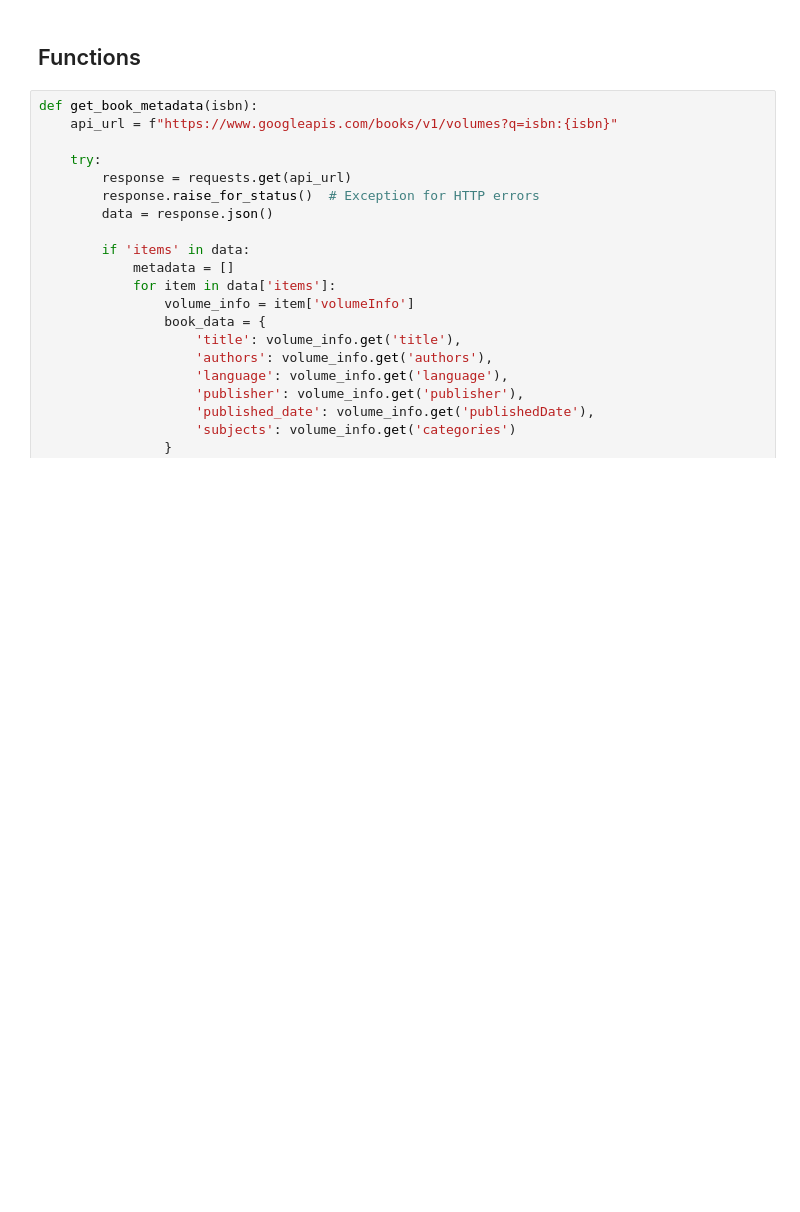
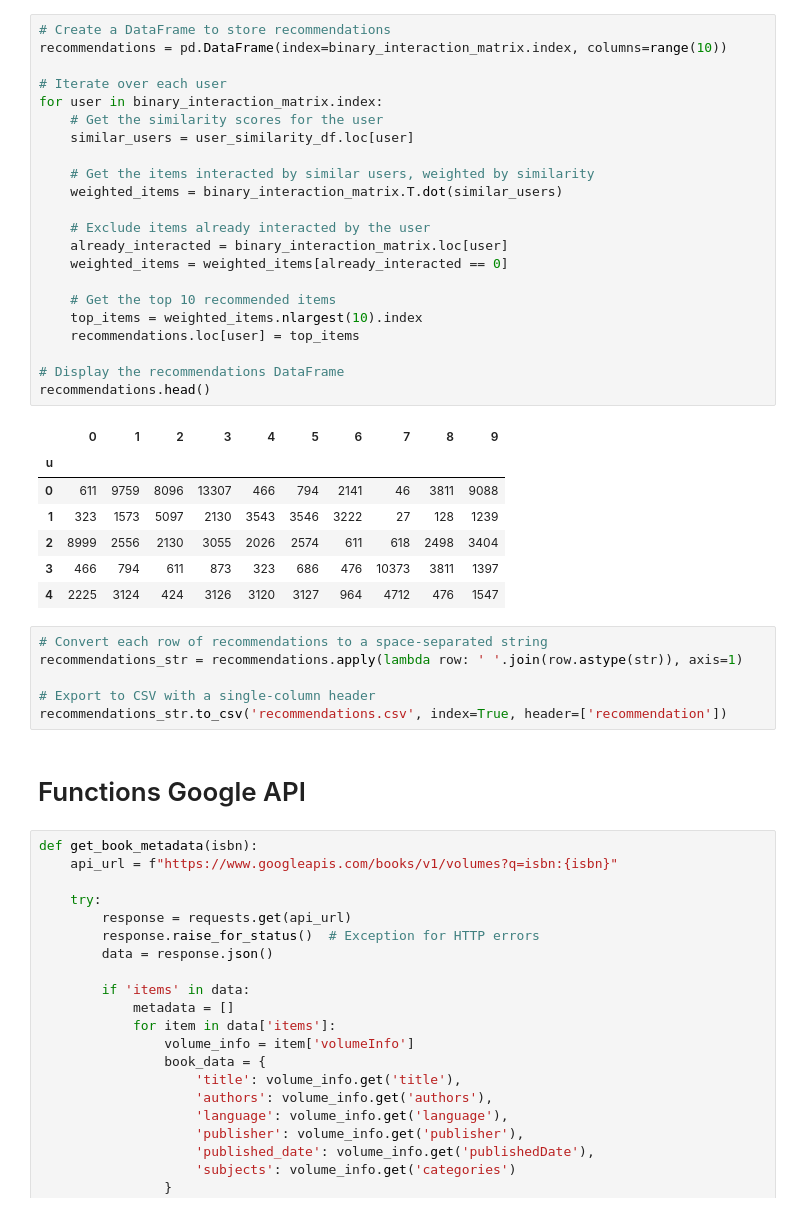
Before and after one commit to gr-oll/EPFL_Apple, a Jupyter notebook: EDA.ipynb, the cells around one changed output. Cells and saved outputs as stored; diff of their text form; blank space fills up the shorter version.

```diff
--- a/EDA.ipynb
+++ b/EDA.ipynb
@@ -28,5 +129,41 @@ limited_items = items.head(100)
+# %%
+# Create a DataFrame to store recommendations
+recommendations = pd.DataFrame(index=binary_interaction_matrix.index, columns=range(10))
+
+# Iterate over each user
+for user in binary_interaction_matrix.index:
+    # Get the similarity scores for the user
+    similar_users = user_similarity_df.loc[user]
+
+    # Get the items interacted by similar users, weighted by similarity
+    weighted_items = binary_interaction_matrix.T.dot(similar_users)
+
+    # Exclude items already interacted by the user
+    already_interacted = binary_interaction_matrix.loc[user]
+    weighted_items = weighted_items[already_interacted == 0]
+
+    # Get the top 10 recommended items
+    top_items = weighted_items.nlargest(10).index
+    recommendations.loc[user] = top_items
+
+# Display the recommendations DataFrame
+recommendations.head()
+# %% [output]
+|  | 0 | 1 | 2 | 3 | 4 | 5 | 6 | 7 | 8 | 9 |
+| u |  |  |  |  |  |  |  |  |  |  |
+| 0 | 611 | 9759 | 8096 | 13307 | 466 | 794 | 2141 | 46 | 3811 | 9088 |
+| 1 | 323 | 1573 | 5097 | 2130 | 3543 | 3546 | 3222 | 27 | 128 | 1239 |
+| 2 | 8999 | 2556 | 2130 | 3055 | 2026 | 2574 | 611 | 618 | 2498 | 3404 |
+| 3 | 466 | 794 | 611 | 873 | 323 | 686 | 476 | 10373 | 3811 | 1397 |
+| 4 | 2225 | 3124 | 424 | 3126 | 3120 | 3127 | 964 | 4712 | 476 | 1547 |
+# %%
+# Convert each row of recommendations to a space-separated string
+recommendations_str = recommendations.apply(lambda row: ' '.join(row.astype(str)), axis=1)
+
+# Export to CSV with a single-column header
+recommendations_str.to_csv('recommendations.csv', index=True, header=['recommendation'])
 # %% [markdown]
-## Functions
+# Functions Google API
 # %%
 def get_book_metadata(isbn):
     api_url = f"https://www.googleapis.com/books/v1/volumes?q=isbn:{isbn}"
```
Also changed, not shown: parts of 14 cells of this notebook, 1 other file.
